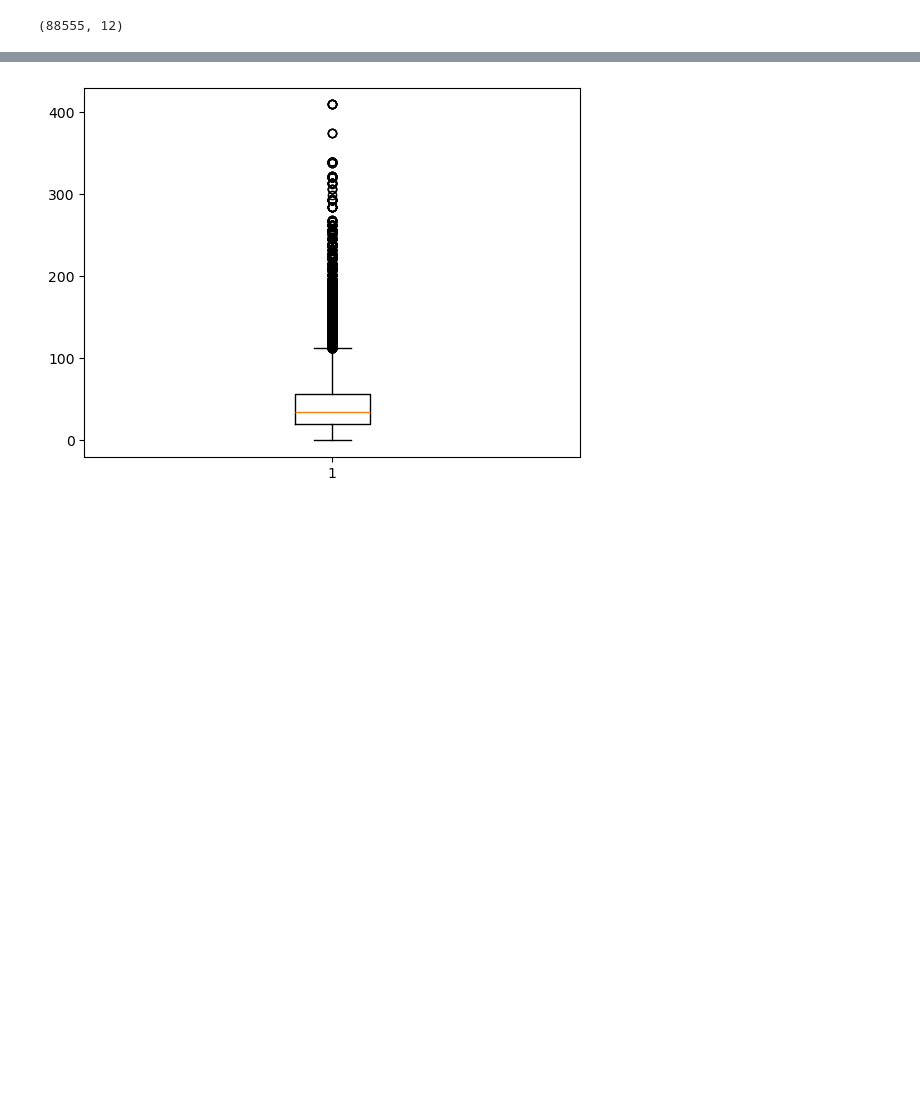
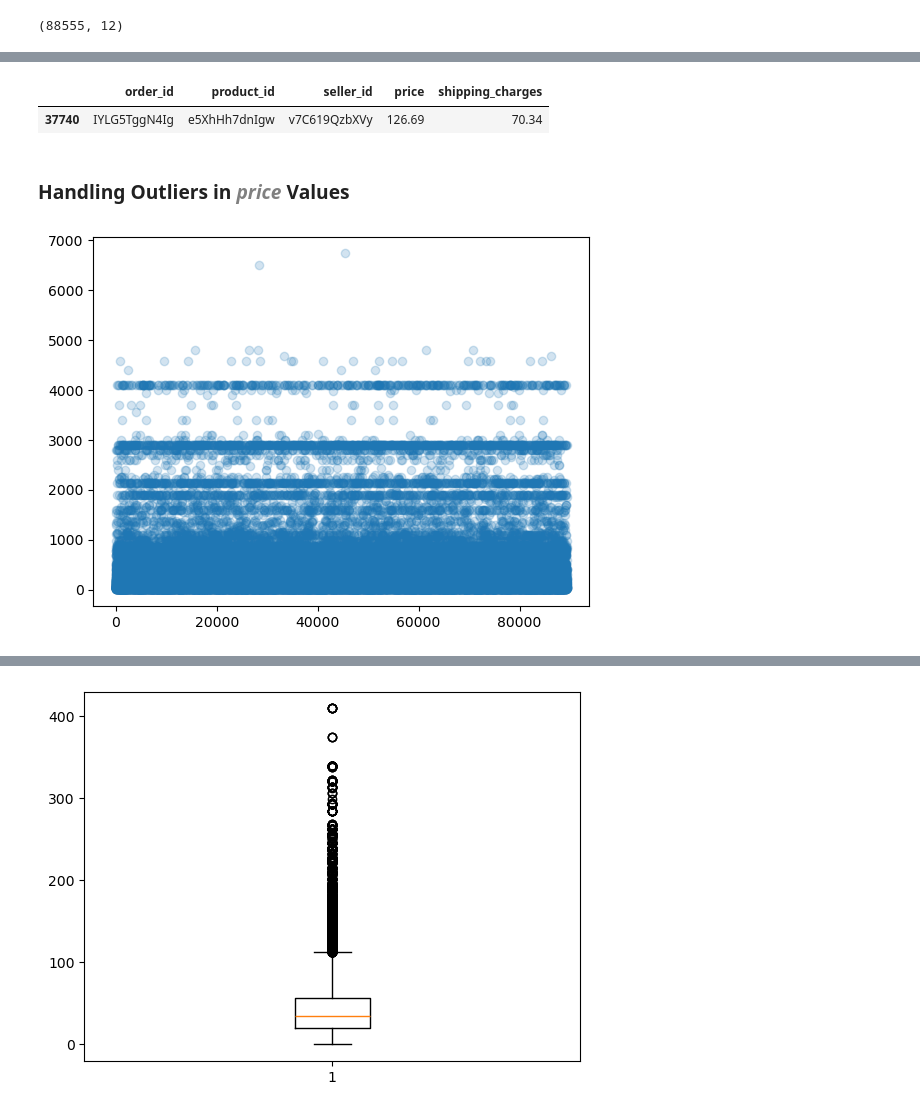
Before and after one commit to JatinY459/ecommerce-data-analysis, a Jupyter notebook: notebooks/02_data_cleaning.ipynb, the cells around one changed output, grey strips where cells are left out. Saved outputs shown, nothing was run; the diff lists cells and outputs as text; code cells hidden in the pictures; blank space fills up the shorter version.

```diff
--- a/notebooks/02_data_cleaning.ipynb
+++ b/notebooks/02_data_cleaning.ipynb
@@ -273,0 +287,4 @@ orders.to_csv('../data/processed/orders_cleaned.csv', index=False)
+# %%
+order_items['order_id'] = order_items['order_id'].astype('string')
+order_items['product_id'] = order_items['product_id'].astype('string')
+order_items['seller_id'] = order_items['seller_id'].astype('string')
@@ -273,0 +306,12 @@ orders.to_csv('../data/processed/orders_cleaned.csv', index=False)
+# %%
+order_items.sample()
+# %% [output]
+|  | order_id | product_id | seller_id | price | shipping_charges |
+| 37740 | IYLG5TggN4Ig | e5XhHh7dnIgw | v7C619QzbXVy | 126.69 | 70.34 |
+# %% [markdown]
+### Handling Outliers in <span style='color: gray;'>*price*</span> Values
+# %%
+plt.scatter(order_items['price'].index, order_items['price'], alpha=0.2)
+plt.show()
+# %% [output]
+[figure, added]
```
Also changed, not shown: parts of 21 cells of this notebook.
